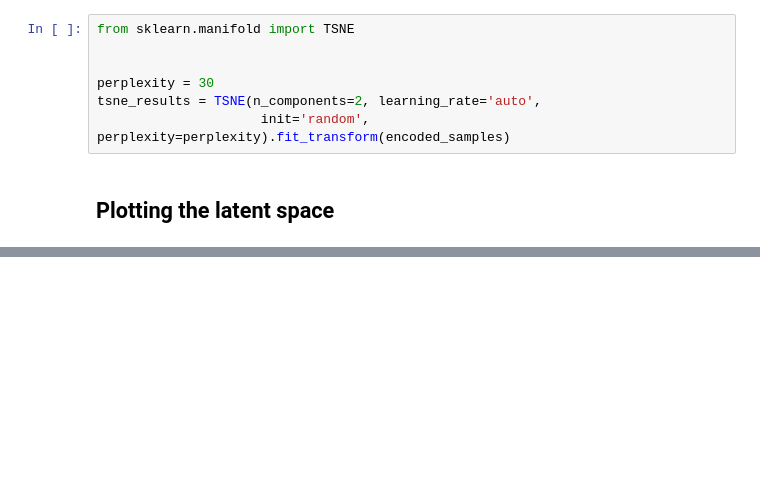
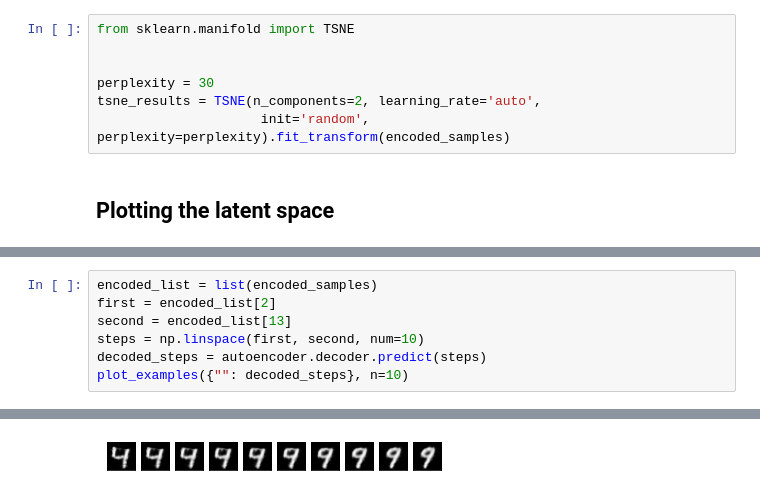
Before and after one commit to iannwtf19/iannwtf19, a Jupyter notebook: Week8/Homework8_Autoencoders.ipynb, the cells around one changed output, grey strips where cells are left out. Saved outputs shown, nothing was run; the diff lists cells and outputs as text; blank space fills up the shorter version.

```diff
--- a/Week8/Homework8_Autoencoders.ipynb
+++ b/Week8/Homework8_Autoencoders.ipynb
@@ -323,0 +321,8 @@ So it's not easy to interpret the axes, but numbers which look very different ar
+# %%
+encoded_list = list(encoded_samples)
+first = encoded_list[2]
+second = encoded_list[13]
+steps = np.linspace(first, second, num=10)
+decoded_steps = autoencoder.decoder.predict(steps)
+plot_examples({"": decoded_steps}, n=10)
+# %% [output]
@@ -323,0 +330 @@ So it's not easy to interpret the axes, but numbers which look very different ar
+[figure, added]
```
Also changed, not shown: parts of 11 cells of this notebook.
